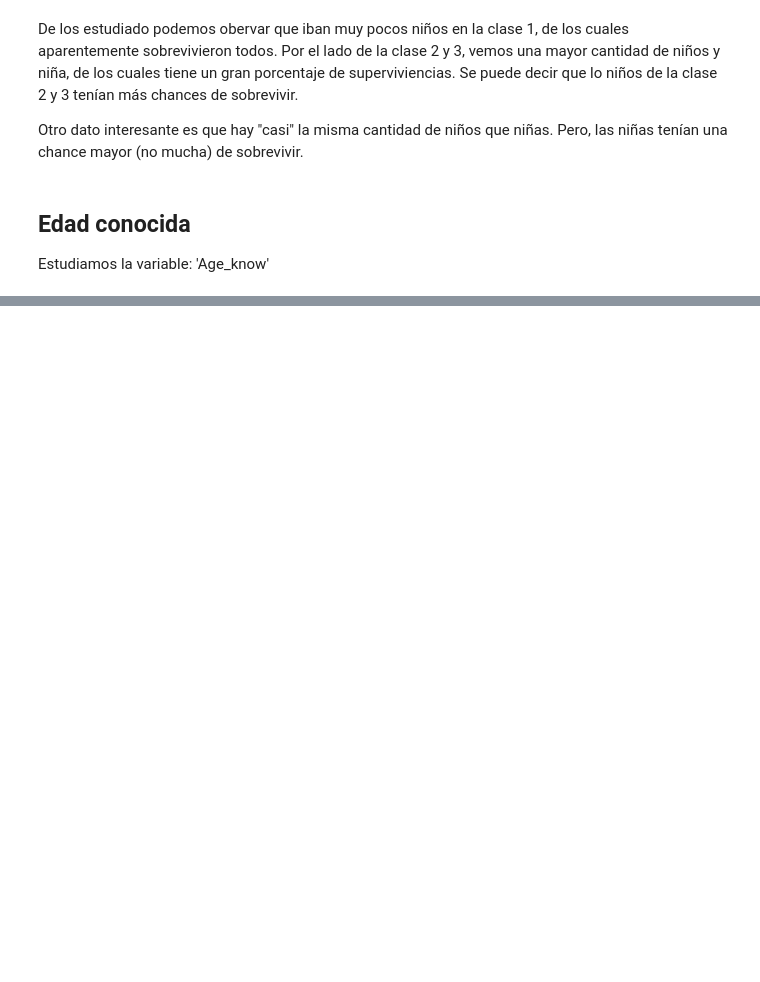
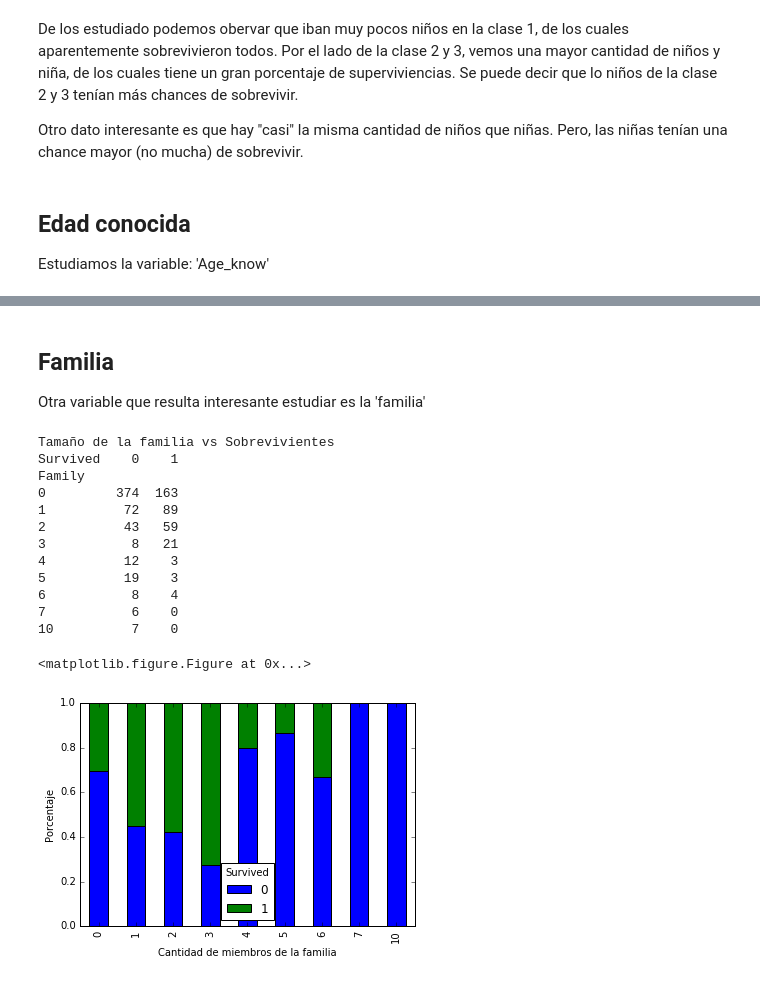
Before and after one commit to eamanu/Titanic, a Jupyter notebook: Titanic Challenge.ipynb, the cells around one changed output, grey strips where cells are left out. Drawn from its saved outputs; the diff is of its cells as text; code cells hidden in the pictures; blank space fills up the shorter version.

```diff
--- a/Titanic Challenge.ipynb
+++ b/Titanic Challenge.ipynb
@@ -639,0 +669,27 @@ True         261   453
+# %% [markdown]
+## Familia
+Otra variable que resulta interesante estudiar es la 'familia'
+# %%
+tab = pd.crosstab(train['Family'], train['Survived'])
+print("\nTamaño de la familia vs Sobrevivientes")
+print(tab)
+plt.figure(figsize=(18,14))
+buff = tab.div(tab.sum(1).astype('float'), axis=0).plot(kind='bar',stacked=True)
+plt.xlabel('Cantidad de miembros de la familia')
+plt.ylabel('Porcentaje')
+plt.show()
+# %% [output]
+Tamaño de la familia vs Sobrevivientes
+Survived    0    1
+Family
+0         374  163
+1          72   89
+2          43   59
+3           8   21
+4          12    3
+5          19    3
+6           8    4
+7           6    0
+10          7    0
+<matplotlib.figure.Figure at 0x...>
+[figure, added]
```
Also changed, not shown: parts of 25 cells of this notebook.
